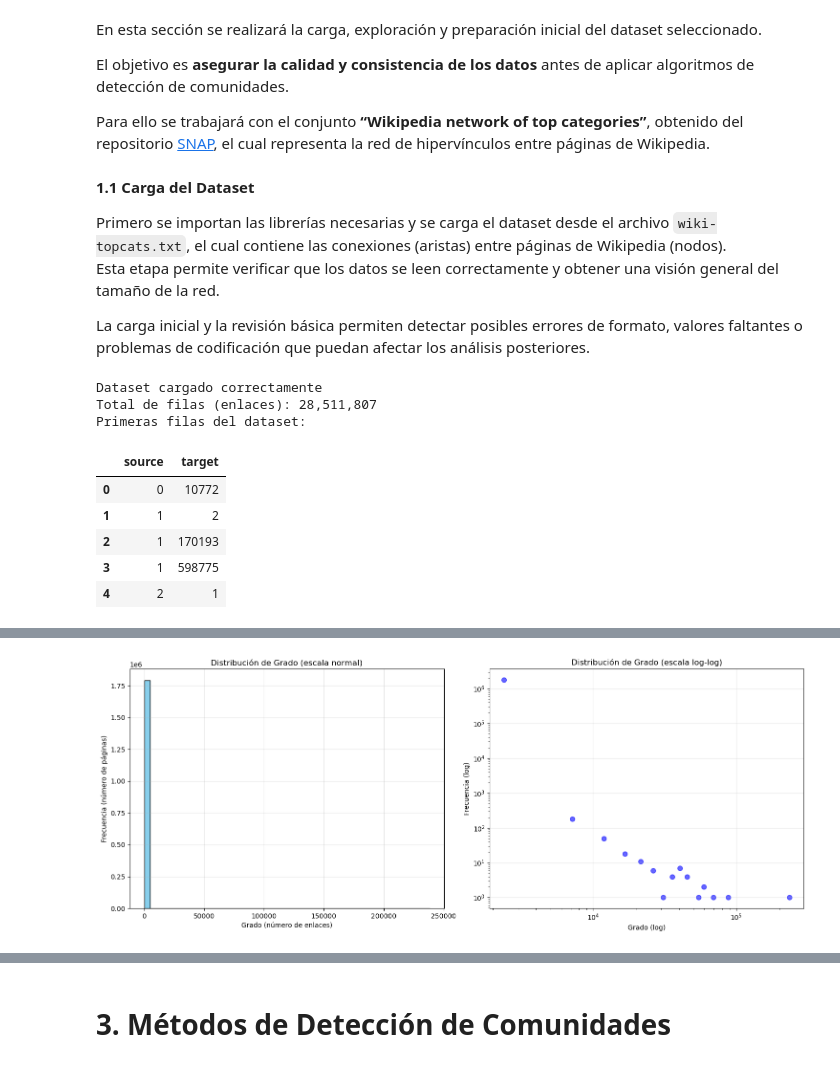
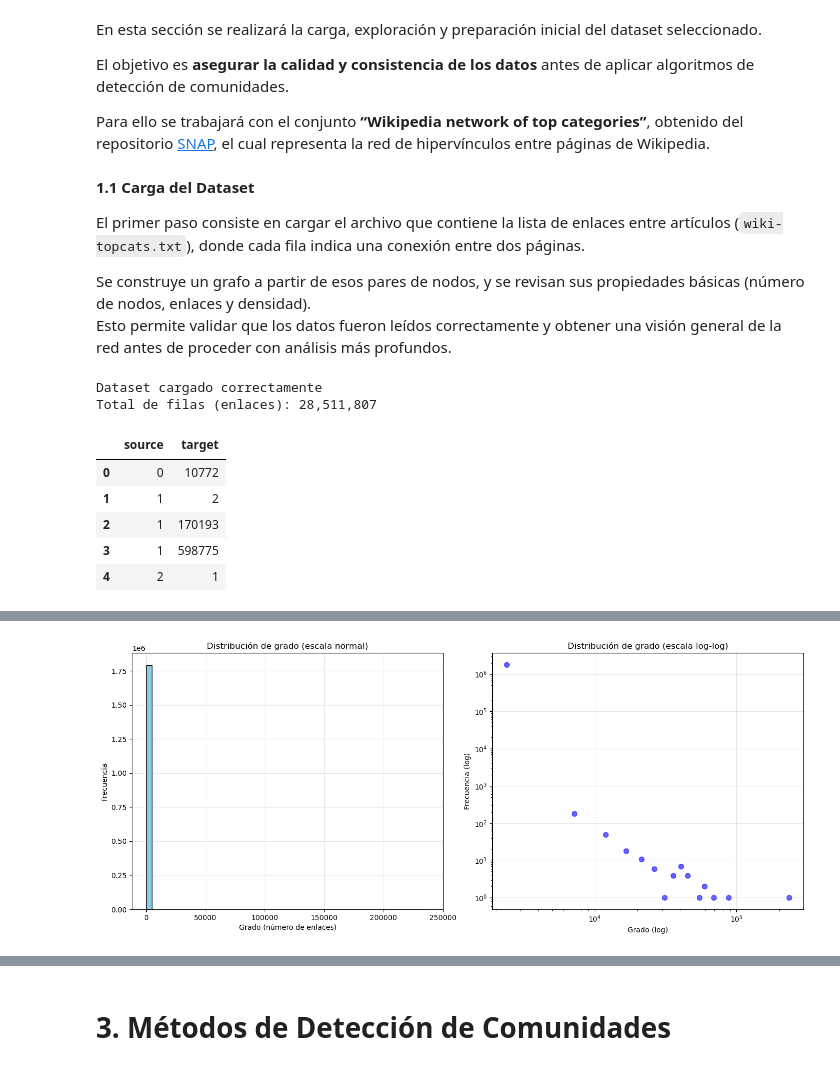
Before and after one commit to mrmiguel564/Proyecto-redes, a Jupyter notebook: community_analysis_study.ipynb, the cells around one changed output, grey strips where cells are left out. Cells and saved outputs as stored; diff of their text form; code cells hidden in the pictures.

```diff
--- a/community_analysis_study.ipynb
+++ b/community_analysis_study.ipynb
@@ -92,91 +92,50 @@ Para ello se trabajará con el conjunto **“Wikipedia network of top categories
 # %% [markdown]
 **1.1 Carga del Dataset**
 
+El primer paso consiste en cargar el archivo que contiene la lista de enlaces entre artículos (`wiki-topcats.txt`), donde cada fila indica una conexión entre dos páginas.
 
-Primero se importan las librerías necesarias y se carga el dataset desde el archivo `wiki-topcats.txt`, el cual contiene las conexiones (aristas) entre páginas de Wikipedia (nodos).
-Esta etapa permite verificar que los datos se leen correctamente y obtener una visión general del tamaño de la red.
-
-
-La carga inicial y la revisión básica permiten detectar posibles errores de formato, valores faltantes o problemas de codificación que puedan afectar los análisis posteriores.
+Se construye un grafo a partir de esos pares de nodos, y se revisan sus propiedades básicas (número de nodos, enlaces y densidad).
+Esto permite validar que los datos fueron leídos correctamente y obtener una visión general de la red antes de proceder con análisis más profundos.
 # %%
 try:
     # Cargar el dataset
     df = pd.read_csv('wiki-topcats.txt', sep=r'\s+', header=None, names=['source', 'target'])
-
     print("Dataset cargado correctamente")
     print(f"Total de filas (enlaces): {len(df):,}")
-    print(f"Primeras filas del dataset:")
     display(df.head())
 
-
-    # 1. Análisis básico de la red
-    print("=== Análisis de la Red ===\n")
-    num_enlaces = len(df)
-    num_nodos = len(set(df['source']).union(set(df['target'])))
-    print(f"Número total de enlaces (conexiones entre páginas): {num_enlaces:,}")
-    print(f"Número total de nodos (páginas únicas de Wikipedia): {num_nodos:,}")
-
-    # 2. Análisis de conectividad y estructura
+    # Crear grafo
     G = nx.from_pandas_edgelist(df, 'source', 'target')
 
     # Métricas básicas
     print("\n=== Métricas de la Red ===")
-    print(f"Tipo de red: {'Dirigida' if G.is_directed() else 'No dirigida'} (No dirigida significa que los enlaces son bidireccionales)")
-    densidad = nx.density(G)
-    print(f"Densidad: {densidad:.6f} (Porcentaje de conexiones existentes del total posible: {densidad*100:.4f}%)")
+    print(f"Número total de nodos: {G.number_of_nodes():,}")
+    print(f"Número total de aristas: {G.number_of_edges():,}")
+    print(f"Densidad: {nx.density(G):.8f}")
 
-    # 3. Análisis de grado
-    grados = dict(G.degree())
-    grado_promedio = sum(grados.values()) / len(grados)
-    grado_max = max(grados.values())
-    grado_min = min(grados.values())
+    # Distribución de grado
+    degrees = [d for _, d in G.degree()]
 
-    print("\n=== Estadísticas de Grado (número de conexiones por página) ===")
-    print(f"Grado promedio: {grado_promedio:.2f} enlaces por página")
-    print(f"Grado máximo: {grado_max} (página más conectada)")
-    print(f"Grado mínimo: {grado_min} (página menos conectada)")
-
-    # Análisis de componentes y estructura
-    print("\n=== Análisis de Componentes (grupos conectados) ===")
-    num_componentes = nx.number_connected_components(G)
-    componente_gigante = max(nx.connected_components(G), key=len)
-    tam_componente_gigante = len(componente_gigante)
-    porcentaje_gigante = (tam_componente_gigante/G.number_of_nodes())*100
-
-    print(f"Número de componentes conectados: {num_componentes}")
-    print(f"Tamaño de la componente gigante: {tam_componente_gigante:,} páginas")
-    print(f"Porcentaje de páginas en la componente gigante: {porcentaje_gigante:.2f}%")
-    if porcentaje_gigante == 100:
-        print("Interpretación: Todas las páginas están conectadas entre sí, formando una única red navegable.")
-    else:
-        print(f"Interpretación: El {porcentaje_gigante:.2f}% de las páginas forman un grupo conectado principal.")
-
-    # 4. Visualización de la distribución de grado
-    degrees = [d for n, d in G.degree()]
-
-    # Crear figura con dos subplots
-    fig, (ax1, ax2) = plt.subplots(1, 2, figsize=(15, 6))
+    fig, (ax1, ax2) = plt.subplots(1, 2, figsize=(14, 6))
 
     # Histograma normal
     ax1.hist(degrees, bins=50, color='skyblue', edgecolor='black')
-    ax1.set_title('Distribución de Grado (escala normal)')
-    ax1.set_xlabel('Grado (número de enlaces)')
-    ax1.set_ylabel('Frecuencia (número de páginas)')
+    ax1.set_title("Distribución de grado (escala normal)")
+    ax1.set_xlabel("Grado (número de enlaces)")
+    ax1.set_ylabel("Frecuencia")
     ax1.grid(True, alpha=0.3)
 
     # Histograma log-log
-    # Calcular el histograma
     hist, bins = np.histogram(degrees, bins=50)
-    centers = (bins[:-1] + bins[1:]) / 2
+    centers = (bins[:-1] + bins[1:]) / 2  # Promedio entre bordes -> centros
 
-    # Filtrar valores mayores que 0 para la escala log
-    mask = hist > 0
+    mask = hist > 0  # Evita log(0)
     ax2.scatter(centers[mask], hist[mask], color='blue', alpha=0.6, s=50)
     ax2.set_xscale('log')
     ax2.set_yscale('log')
-    ax2.set_title('Distribución de Grado (escala log-log)')
-    ax2.set_xlabel('Grado (log)')
-    ax2.set_ylabel('Frecuencia (log)')
+    ax2.set_title("Distribución de grado (escala log-log)")
+    ax2.set_xlabel("Grado (log)")
+    ax2.set_ylabel("Frecuencia (log)")
     ax2.grid(True, alpha=0.3)
 
     plt.tight_layout()
@@ -189,7 +148,6 @@ except Exception as e:
 # %% [output]
 Dataset cargado correctamente
 Total de filas (enlaces): 28,511,807
-Primeras filas del dataset:
 |  | source | target |
 | 0 | 0 | 10772 |
 | 1 | 1 | 2 |
@@ -216 +161 @@ Interpretación: Todas las páginas están conectadas entre sí, formando una ú
-[figure, old version]
+[figure, new version]
```
Also changed, not shown: parts of 19 cells of this notebook, 1 other file.
